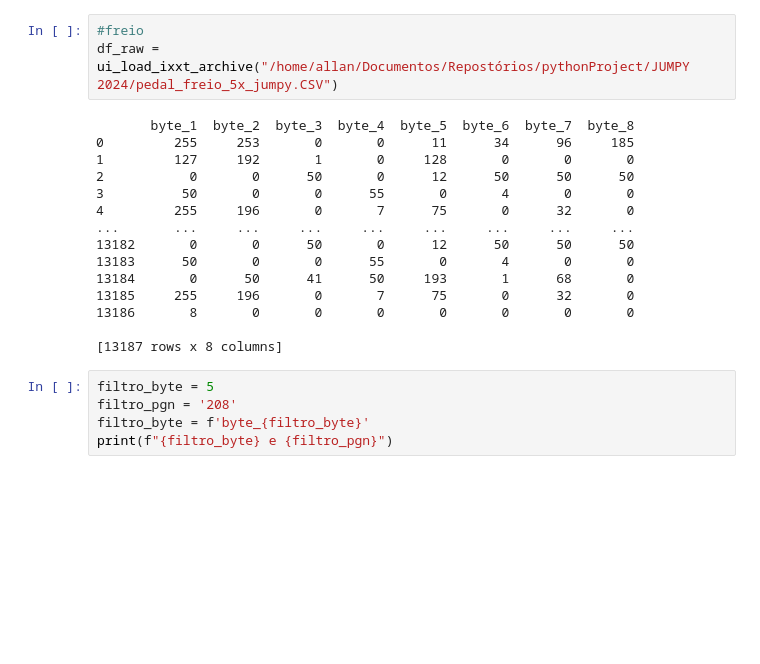
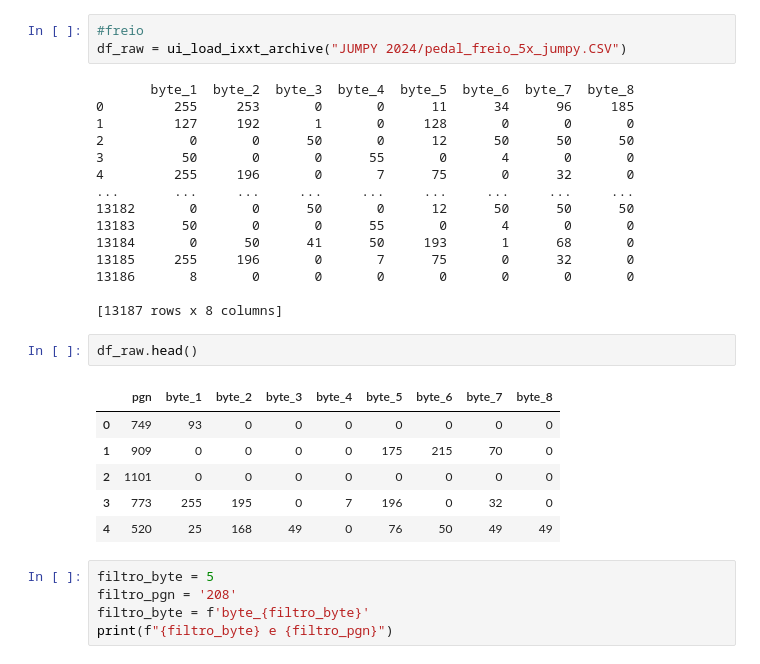
Before and after one commit to allanVvz/CSI-Can_Signal_Identifier, a Jupyter notebook: SquareWaves.ipynb, the cells around one changed output. Saved outputs shown, nothing was run; the diff lists cells and outputs as text; blank space fills up the shorter version.

```diff
--- a/SquareWaves.ipynb
+++ b/SquareWaves.ipynb
@@ -262,7 +262,7 @@ vizdata(filtered_df_one)
 [figure]
 # %%
 #freio
-df_raw = ui_load_ixxt_archive("/home/allan/Documentos/Repostórios/pythonProject/JUMPY 2024/pedal_freio_5x_jumpy.CSV")
+df_raw = ui_load_ixxt_archive("JUMPY 2024/pedal_freio_5x_jumpy.CSV")
 # %% [output]
        byte_1  byte_2  byte_3  byte_4  byte_5  byte_6  byte_7  byte_8
 0         255     253       0       0      11      34      96     185
@@ -278,6 +278,15 @@ df_raw = ui_load_ixxt_archive("/home/allan/Documentos/Repostórios/pythonProject
 13186       8       0       0       0       0       0       0       0
 
 [13187 rows x 8 columns]
+# %%
+df_raw.head()
+# %% [output]
+|  | pgn | byte_1 | byte_2 | byte_3 | byte_4 | byte_5 | byte_6 | byte_7 | byte_8 |
+| 0 | 749 | 93 | 0 | 0 | 0 | 0 | 0 | 0 | 0 |
+| 1 | 909 | 0 | 0 | 0 | 0 | 175 | 215 | 70 | 0 |
+| 2 | 1101 | 0 | 0 | 0 | 0 | 0 | 0 | 0 | 0 |
+| 3 | 773 | 255 | 195 | 0 | 7 | 196 | 0 | 32 | 0 |
+| 4 | 520 | 25 | 168 | 49 | 0 | 76 | 50 | 49 | 49 |
 # %%
 filtro_byte = 5
 filtro_pgn = '208'
```
Also changed, not shown: parts of 3 cells of this notebook, 5 other files.
